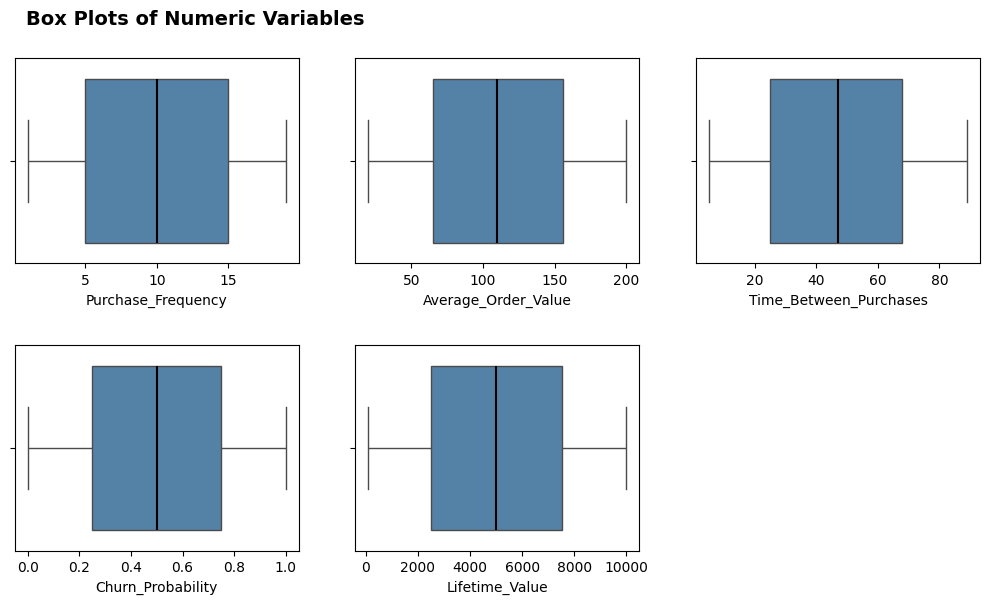
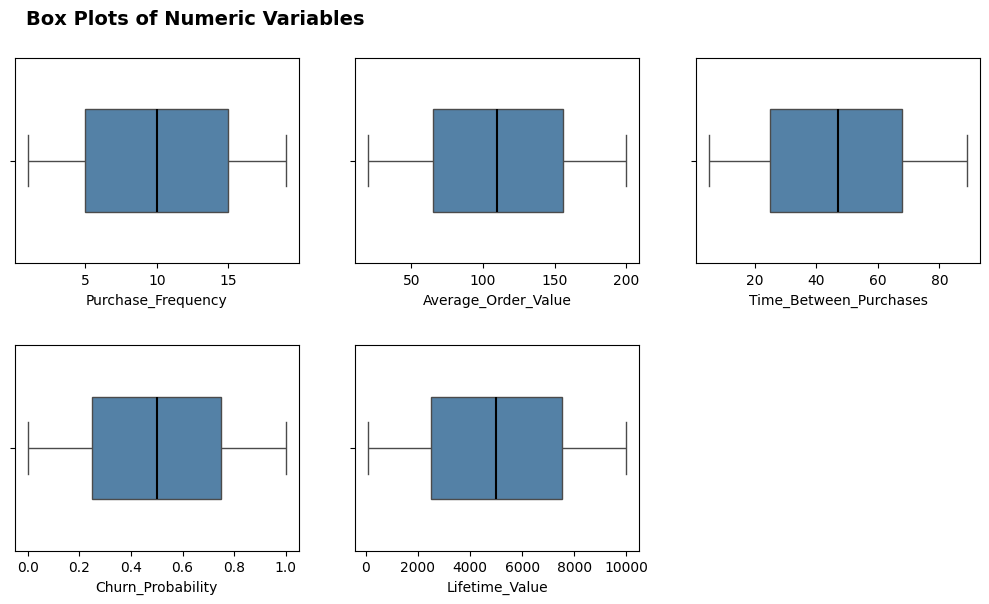
The notebook cell's code change between the first figure and the second:
--- before
+++ after
@@ -9,5 +9,5 @@
 
 for i, col in enumerate(boxplot_cols_sales):
-    sns.boxplot(data=df_sales, x=col, ax=axes[i], color = "steelblue", medianprops={"color": "black", "linewidth": 1.5})
+    sns.boxplot(data=df_sales, x=col, ax=axes[i], color = "steelblue", medianprops={"color": "black", "linewidth": 1.5}, width=0.5)
     axes[i].set_xlabel(col)
 

Commit: Complete Week 6